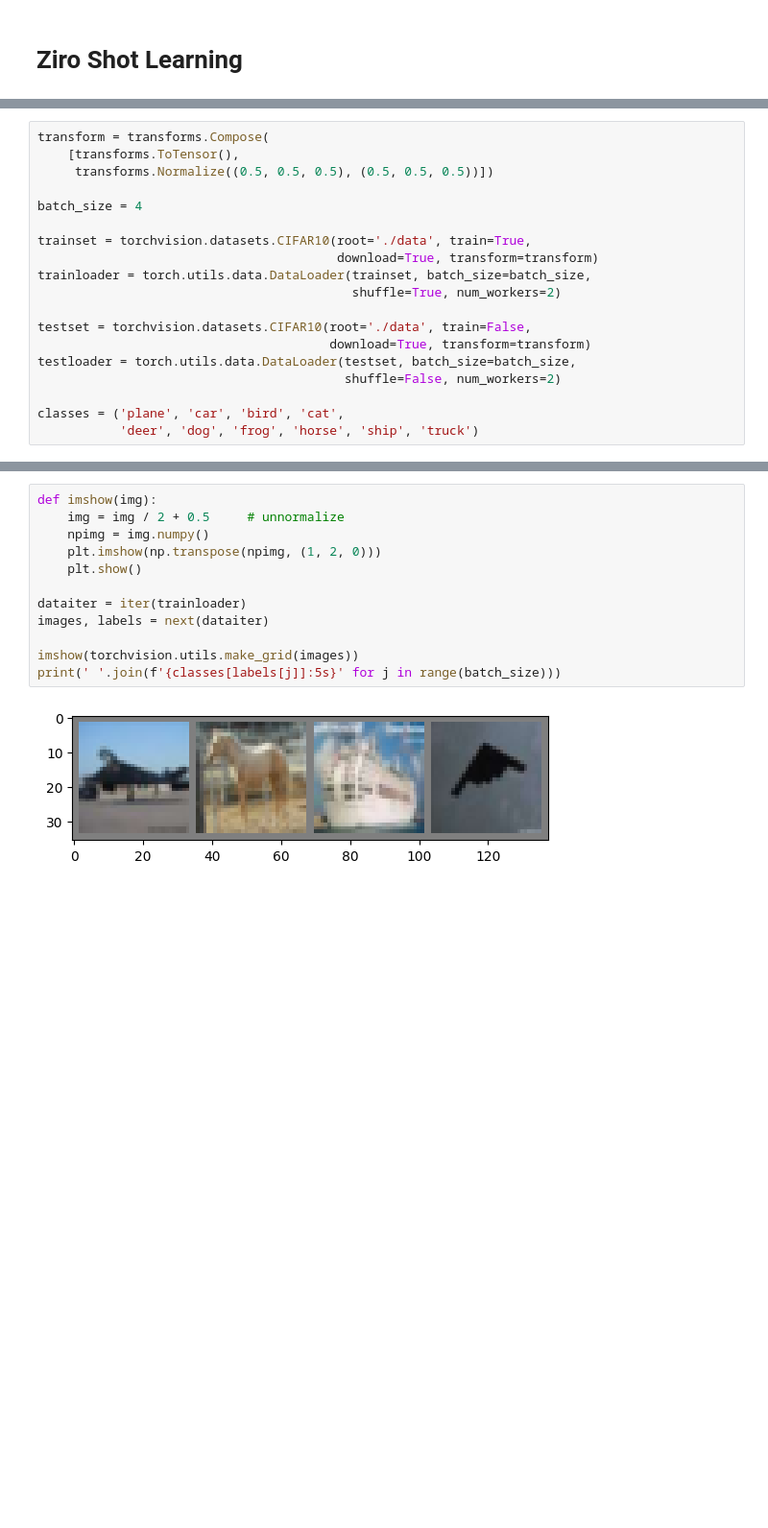
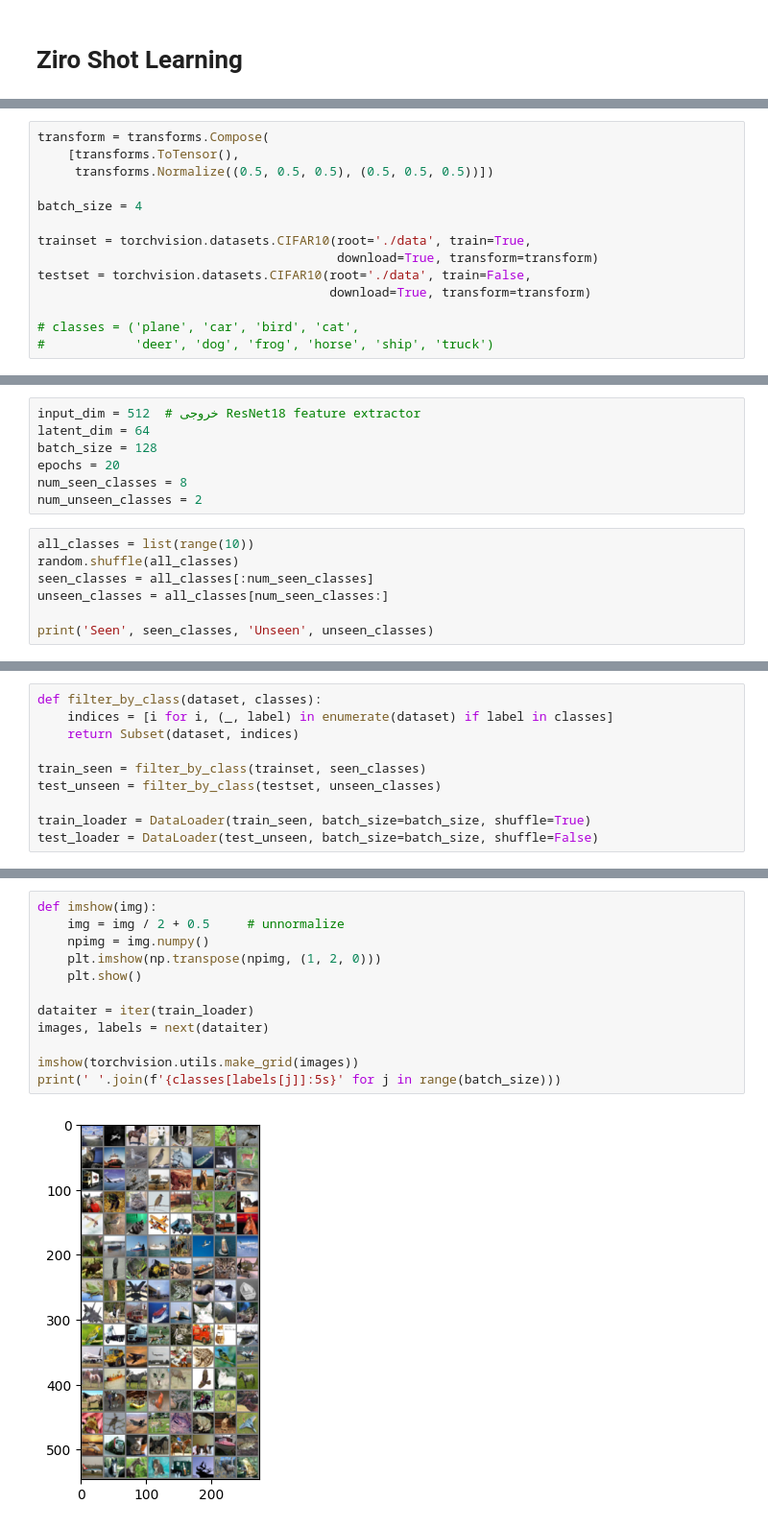
Before and after one commit to PooyaLaryan/advance_computer_vision, a Jupyter notebook: ZSL/COMPUTERVISION__Ex02 (1)_Pouya_lariyan.ipynb, the cells around one changed output, grey strips where cells are left out. Shown at 96% size. Drawn from its saved outputs; the diff is of its cells as text; blank space fills up the shorter version.

```diff
--- a/ZSL/COMPUTERVISION__Ex02 (1)_Pouya_lariyan.ipynb
+++ b/ZSL/COMPUTERVISION__Ex02 (1)_Pouya_lariyan.ipynb
@@ -16,13 +19,8 @@ batch_size = 4
 
 trainset = torchvision.datasets.CIFAR10(root='./data', train=True,
                                         download=True, transform=transform)
-trainloader = torch.utils.data.DataLoader(trainset, batch_size=batch_size,
-                                          shuffle=True, num_workers=2)
-
 testset = torchvision.datasets.CIFAR10(root='./data', train=False,
                                        download=True, transform=transform)
-testloader = torch.utils.data.DataLoader(testset, batch_size=batch_size,
-                                         shuffle=False, num_workers=2)
 
-classes = ('plane', 'car', 'bird', 'cat',
-           'deer', 'dog', 'frog', 'horse', 'ship', 'truck')
+# classes = ('plane', 'car', 'bird', 'cat',
+#            'deer', 'dog', 'frog', 'horse', 'ship', 'truck')
@@ -30,0 +27,14 @@ classes = ('plane', 'car', 'bird', 'cat',
+# %%
+input_dim = 512  # خروجی ResNet18 feature extractor
+latent_dim = 64
+batch_size = 128
+epochs = 20
+num_seen_classes = 8
+num_unseen_classes = 2
+# %%
+all_classes = list(range(10))
+random.shuffle(all_classes)
+seen_classes = all_classes[:num_seen_classes]
+unseen_classes = all_classes[num_seen_classes:]
+
+print('Seen', seen_classes, 'Unseen', unseen_classes)
@@ -30,0 +43,10 @@ classes = ('plane', 'car', 'bird', 'cat',
+# %%
+def filter_by_class(dataset, classes):
+    indices = [i for i, (_, label) in enumerate(dataset) if label in classes]
+    return Subset(dataset, indices)
+
+train_seen = filter_by_class(trainset, seen_classes)
+test_unseen = filter_by_class(testset, unseen_classes)
+
+train_loader = DataLoader(train_seen, batch_size=batch_size, shuffle=True)
+test_loader = DataLoader(test_unseen, batch_size=batch_size, shuffle=False)
@@ -31,14 +67,14 @@ classes = ('plane', 'car', 'bird', 'cat',
 # %%
 def imshow(img):
     img = img / 2 + 0.5     # unnormalize
     npimg = img.numpy()
     plt.imshow(np.transpose(npimg, (1, 2, 0)))
     plt.show()
 
-dataiter = iter(trainloader)
+dataiter = iter(train_loader)
 images, labels = next(dataiter)
 
 imshow(torchvision.utils.make_grid(images))
 print(' '.join(f'{classes[labels[j]]:5s}' for j in range(batch_size)))
 # %% [output]
-[figure, old version]
+[figure, new version]
```
Also changed, not shown: parts of 16 cells of this notebook, 1 other file.
